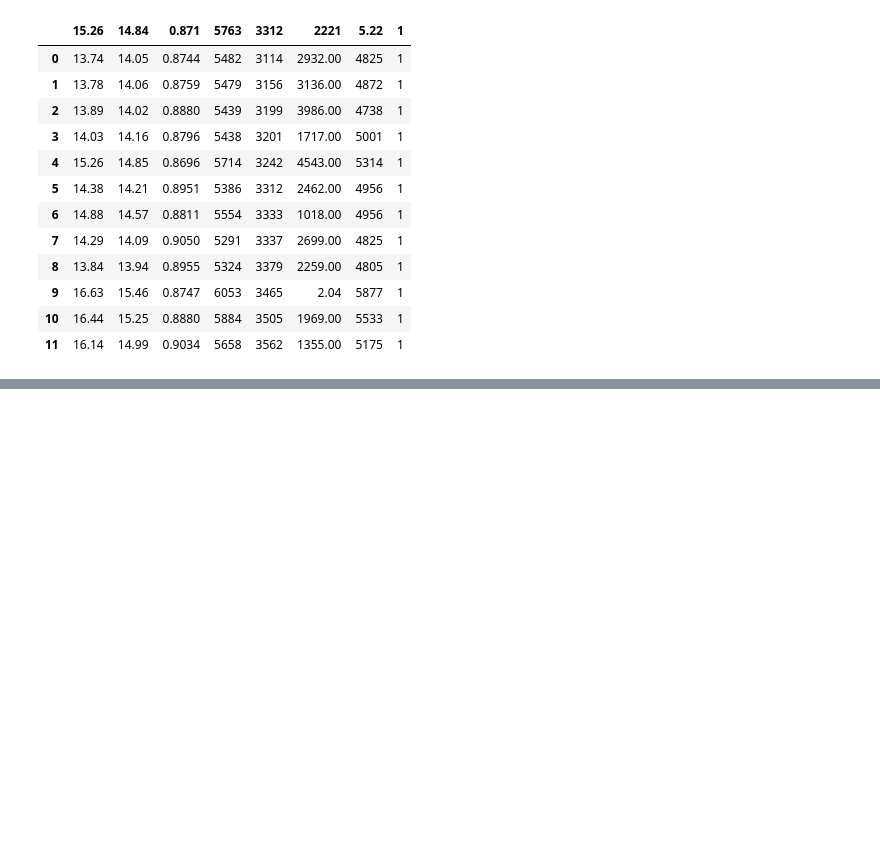
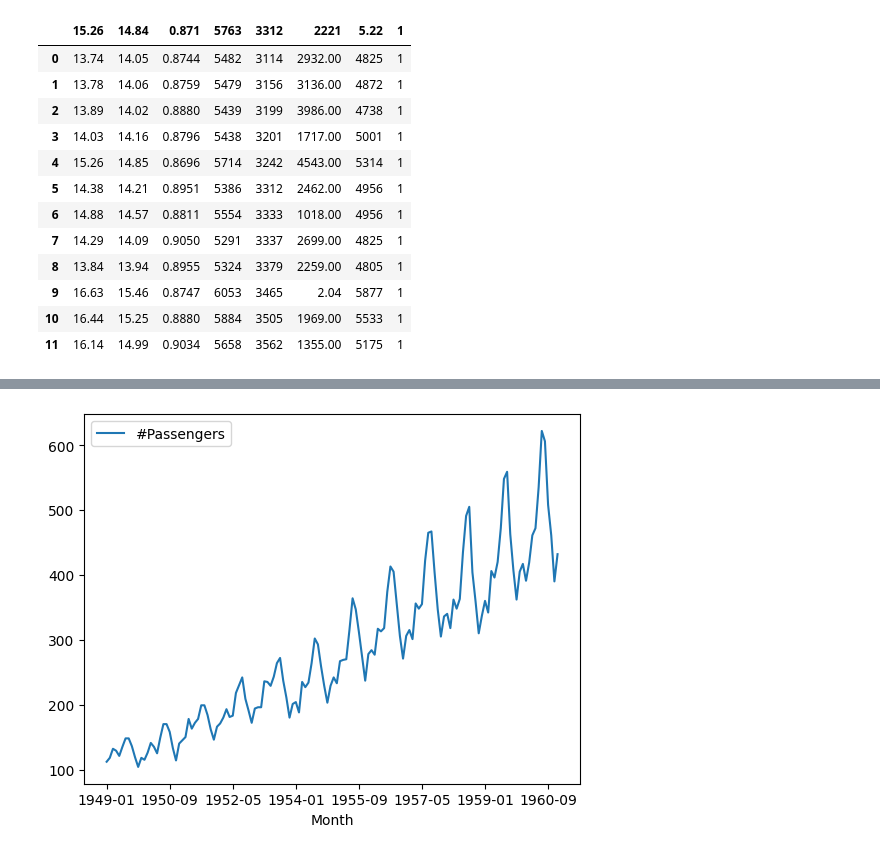
Before and after one commit to DanRelief/DanRelief, a Jupyter notebook: Pandas.ipynb, the cells around one changed output, grey strips where cells are left out. Saved outputs shown, nothing was run; the diff lists cells and outputs as text; code cells hidden in the pictures; blank space fills up the shorter version.

```diff
--- a/Pandas.ipynb
+++ b/Pandas.ipynb
@@ -1151,0 +1186,4 @@ dataset.to_excel('teste.xlsx', sheet_name= "testando", index= False) #exportando
+# %%
+dataset.plot(x= "Month"); #outra forma de mudar o índice é declarando o eixo x com o nome desejado
+# %% [output]
+[figure, added]
```
Also changed, not shown: parts of 42 cells of this notebook.
